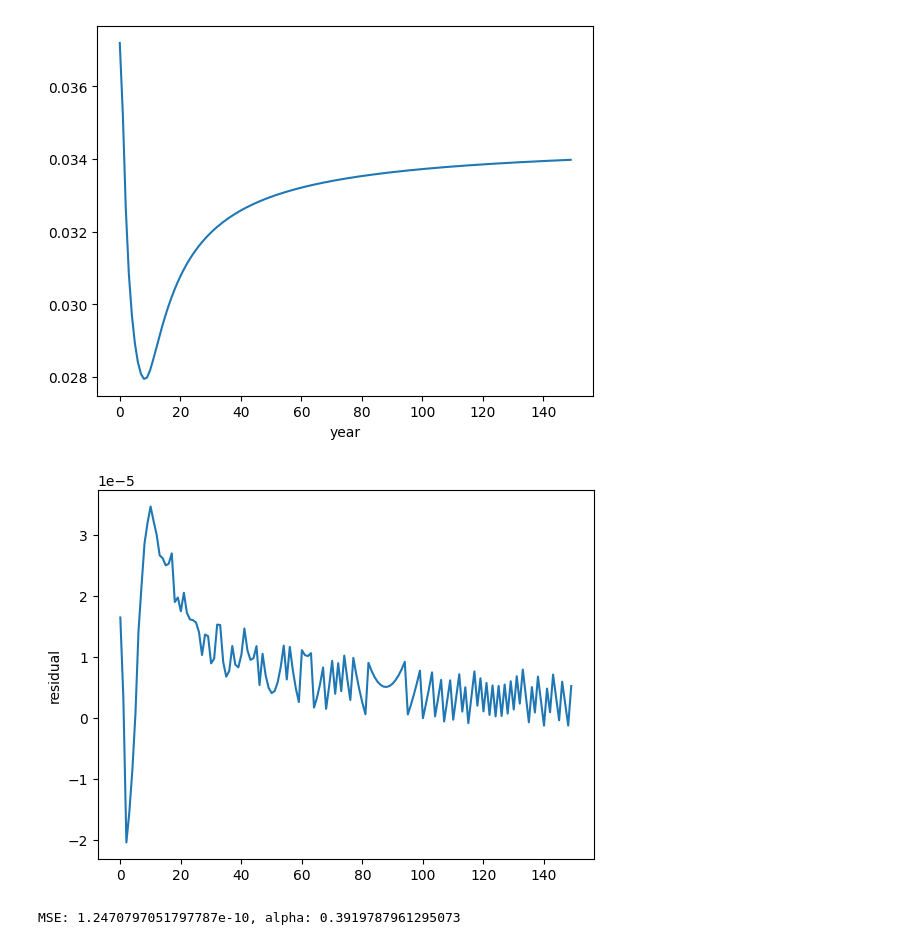
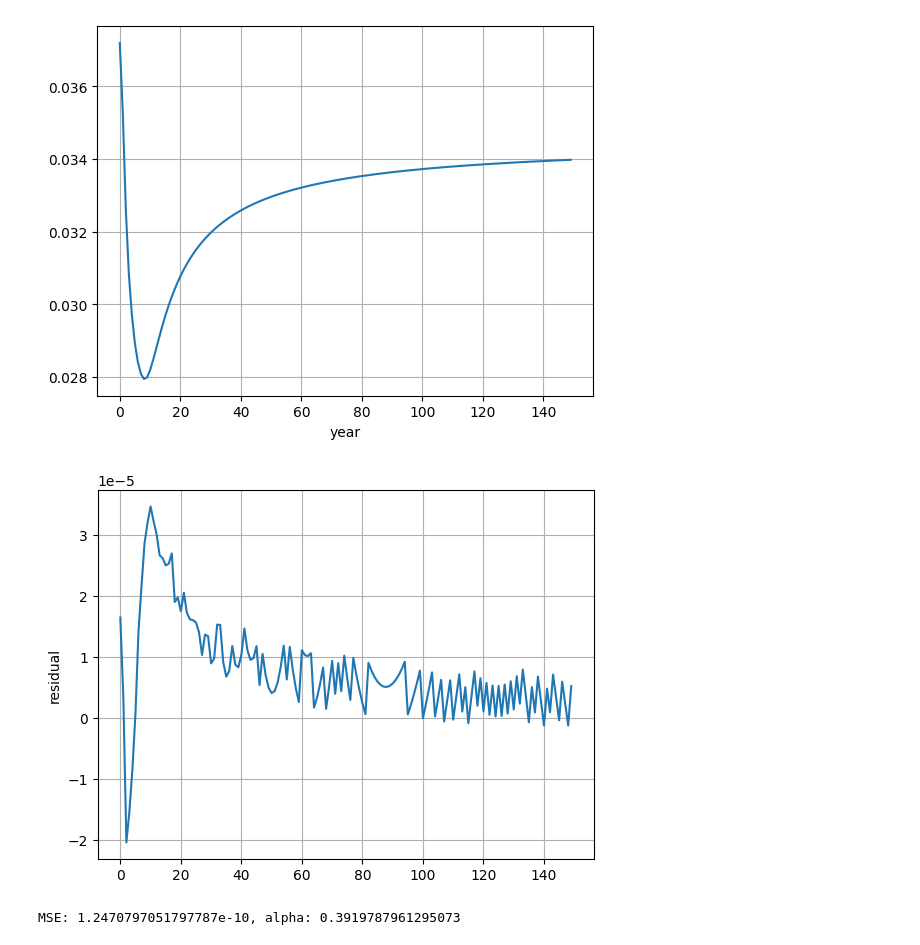
Before and after one commit to holmen1/smith-wilson-par, a Jupyter notebook: smith-wilson-par/demo.ipynb, the cells around one changed output. Saved outputs shown, nothing was run; the diff lists cells and outputs as text; code cells hidden in the pictures.

```diff
--- a/smith-wilson-par/demo.ipynb
+++ b/smith-wilson-par/demo.ipynb
@@ -12,5 +12,7 @@ projection = np.arange(1, 151)
 ufr = 0.0345
 convergence_maturity = 20
 tol = 1e-4
+# %%
+sw_adjusted = sek_swap_20230531 - CRA
 # %%
-RFR = RiskFreeRates(rates, maturities, projection, ufr, convergence_maturity, tol, None)
+SW = SmithWilson(ufr, convergence_maturity, tol, alpha0=None)
@@ -19,18 +19,24 @@ alpha, r = RFR.result
+# %%
+alpha, price = SW.project(sw_adjusted, maturities, projection)
+# %%
+r = np.power(1 / price, 1 / projection) - 1
 # %%
 plt.plot(r)
+plt.grid(True)
 plt.xlabel('year')
 plt.show()
 # %% [output]
-[figure, old version]
+[figure, new version]
 # %%
 eiopa = np.genfromtxt('../Data/SE_31_5_2023_SWP_LLP_10_EXT_10_UFR_345.csv')
 # %%
 plt.plot(eiopa-r)
 plt.ticklabel_format(axis='y', style='sci', scilimits=(0, 0))
+plt.grid(True)
 plt.ylabel('residual')
 plt.show()
 # %% [output]
-[figure, old version]
+[figure, new version]
 # %%
 mse = (np.square(eiopa - r)).mean()
 # %%
```
Also changed, not shown: parts of 18 cells of this notebook, 7 other files.
